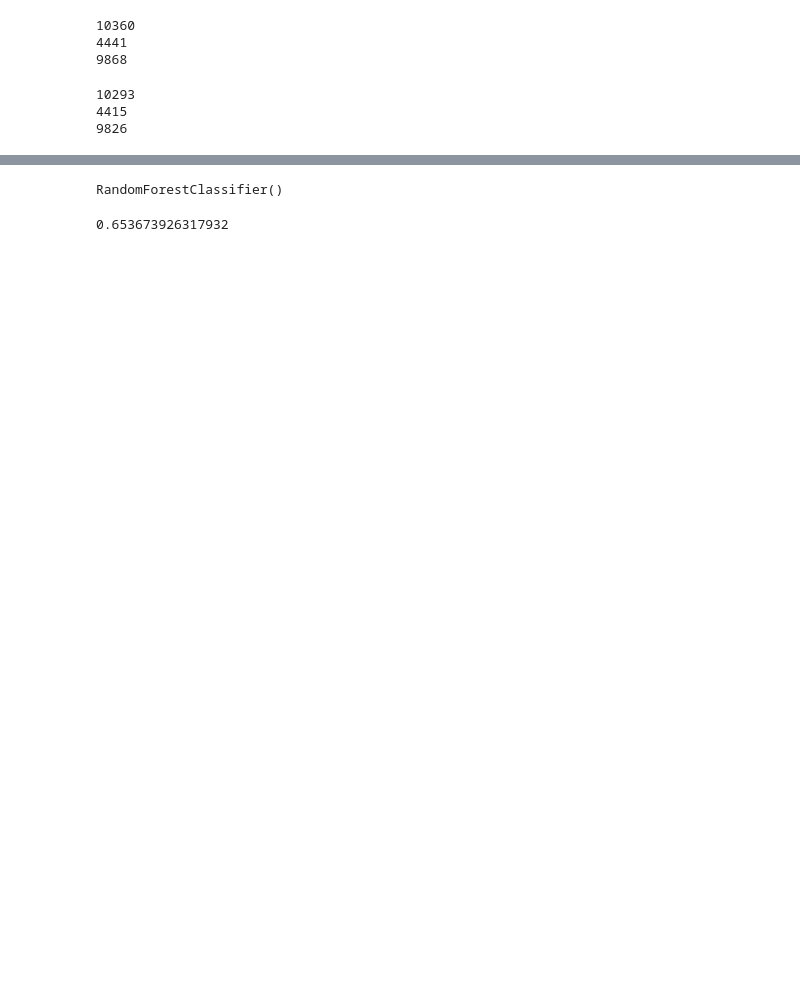
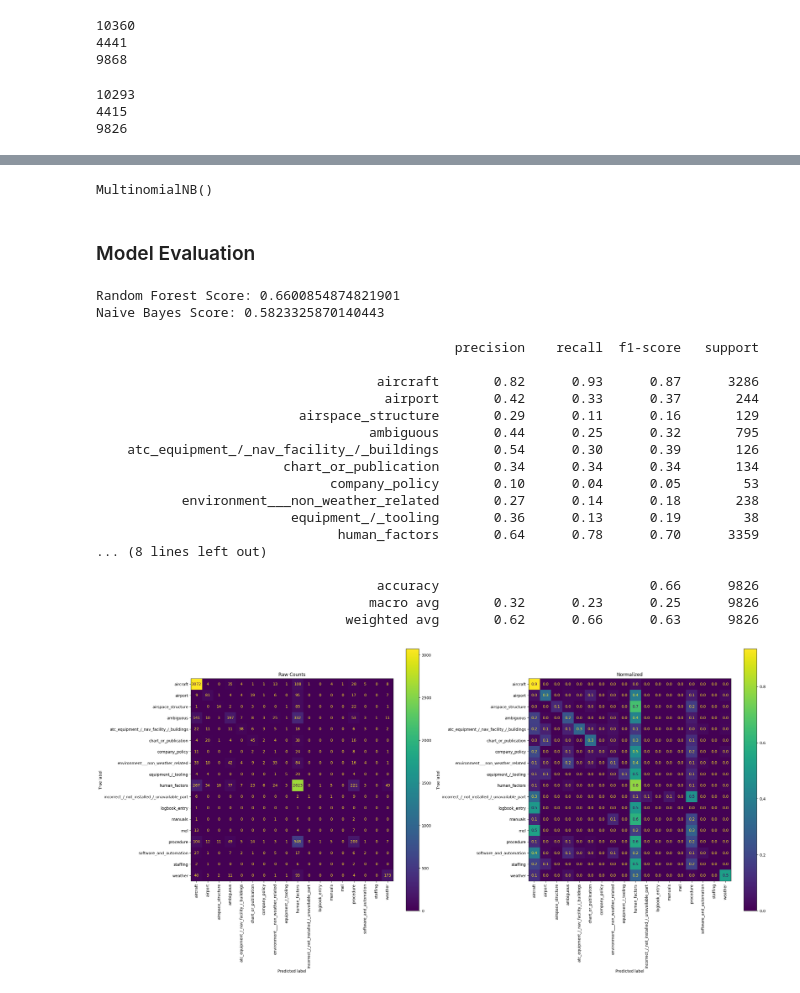
Before and after one commit to sookiemonster/asrs-problem-factor-analysis, a Jupyter notebook: analysis/event_nb_classification.ipynb, the cells around one changed output, grey strips where cells are left out. Saved outputs shown, nothing was run; the diff lists cells and outputs as text; code cells hidden in the pictures; blank space fills up the shorter version.

Commit message:
Added code for RandomForest, balancing dataset, visual analysis

```diff
--- a/analysis/event_nb_classification.ipynb
+++ b/analysis/event_nb_classification.ipynb
@@ -121,4 +128,7 @@ rfc = RandomForestClassifier()
 # %%
 rfc.fit(trainX, trainY)
+nbc.fit(trainX, trainY)
 # %% [output]
-RandomForestClassifier()
+MultinomialNB()
+# %% [markdown]
+### Model Evaluation
@@ -125,6 +140,29 @@ RandomForestClassifier()
 # %%
-rfc.score(testX, testY)
+print("Random Forest Score:", rfc.score(testX, testY))
+print("Naive Bayes Score:", nbc.score(testX, testY))
 # %% [output]
-0.653673926317932
+Random Forest Score: 0.6600854874821901
+Naive Bayes Score: 0.5823325870140443
 # %%
-print(classification_report(testY, rfc.predict(testX)))
+# ----- Random Forest -----
+predY = rfc.predict(testX)
+visualize_eval(testY, predY, "Random Forest Classifier Base")
+# %% [output]
+                                              precision    recall  f1-score   support
+
+                                    aircraft       0.82      0.93      0.87      3286
+                                     airport       0.42      0.33      0.37       244
+                          airspace_structure       0.29      0.11      0.16       129
+                                   ambiguous       0.44      0.25      0.32       795
+    atc_equipment_/_nav_facility_/_buildings       0.54      0.30      0.39       126
+                        chart_or_publication       0.34      0.34      0.34       134
+                              company_policy       0.10      0.04      0.05        53
+           environment___non_weather_related       0.27      0.14      0.18       238
+                         equipment_/_tooling       0.36      0.13      0.19        38
+                               human_factors       0.64      0.78      0.70      3359
+... (8 lines left out)
+
+                                    accuracy                           0.66      9826
+                                   macro avg       0.32      0.23      0.25      9826
+                                weighted avg       0.62      0.66      0.63      9826
+[figure, added]
```
Also changed, not shown: parts of 21 cells of this notebook.
